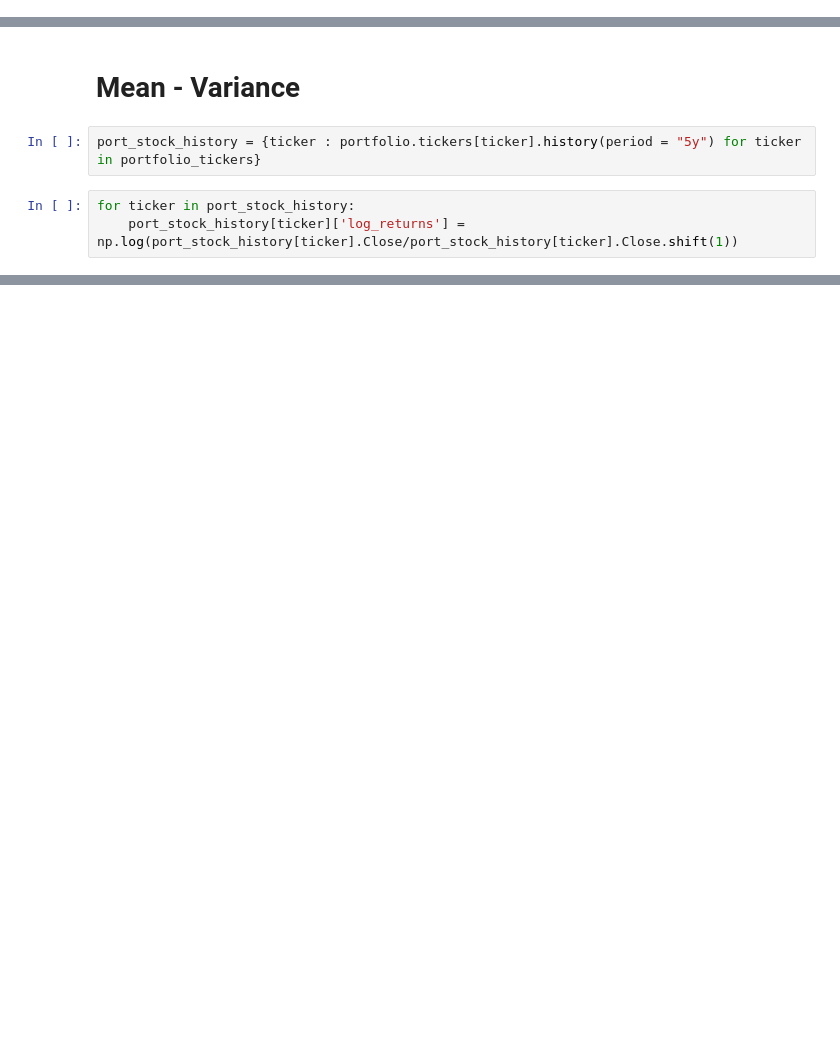
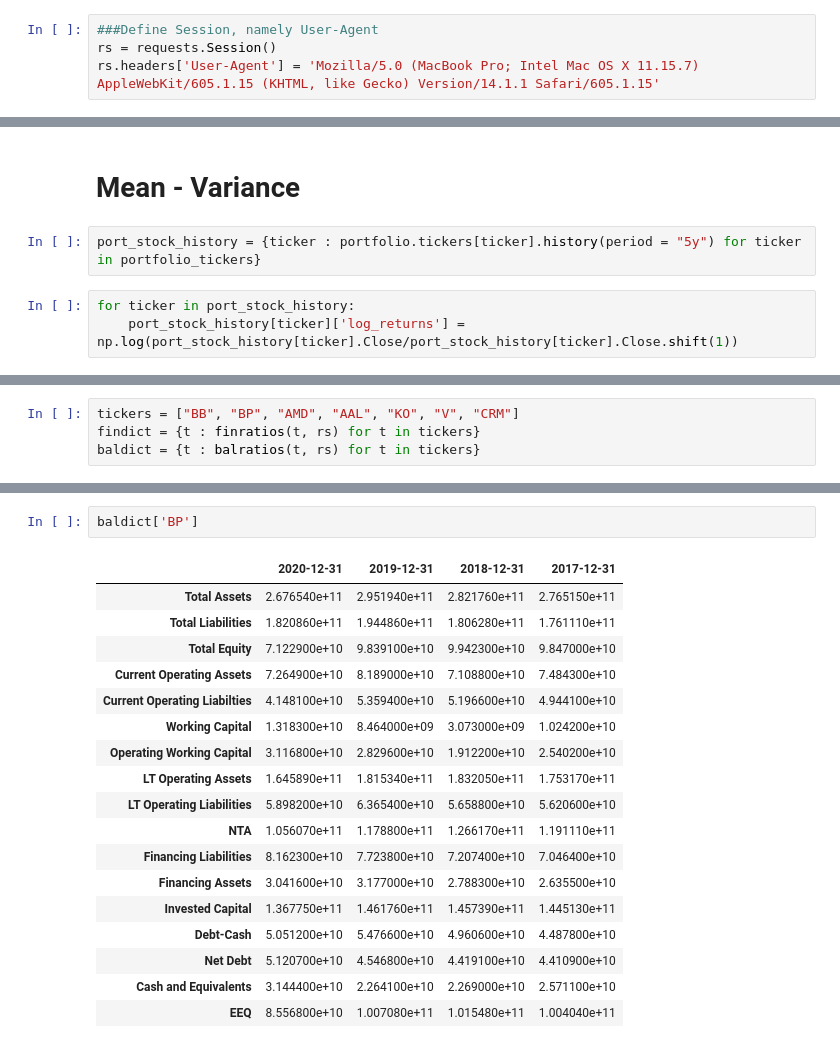
Before and after one commit to martinpanacek789/IES_Project, a Jupyter notebook: exploration.ipynb, the cells around one changed output, grey strips where cells are left out. Drawn from its saved outputs; the diff is of its cells as text; blank space fills up the shorter version.

```diff
--- a/exploration.ipynb
+++ b/exploration.ipynb
@@ -18,0 +12,4 @@ dict_keys(['zip', 'sector', 'fullTimeEmployees', 'longBusinessSummary', 'city',
+# %%
+###Define Session, namely User-Agent
+rs = requests.Session()
+rs.headers['User-Agent'] = 'Mozilla/5.0 (MacBook Pro; Intel Mac OS X 11.15.7) AppleWebKit/605.1.15 (KHTML, like Gecko) Version/14.1.1 Safari/605.1.15'
@@ -164,0 +92,4 @@ get_bsitems(['KO','AAPL'])
+# %%
+tickers = ["BB", "BP", "AMD", "AAL", "KO", "V", "CRM"]
+findict = {t : finratios(t, rs) for t in tickers}
+baldict = {t : balratios(t, rs) for t in tickers}
@@ -164,0 +114,21 @@ get_bsitems(['KO','AAPL'])
+# %%
+baldict['BP']
+# %% [output]
+|  | 2020-12-31 | 2019-12-31 | 2018-12-31 | 2017-12-31 |
+| Total Assets | 2.676540e+11 | 2.951940e+11 | 2.821760e+11 | 2.765150e+11 |
+| Total Liabilities | 1.820860e+11 | 1.944860e+11 | 1.806280e+11 | 1.761110e+11 |
+| Total Equity | 7.122900e+10 | 9.839100e+10 | 9.942300e+10 | 9.847000e+10 |
+| Current Operating Assets | 7.264900e+10 | 8.189000e+10 | 7.108800e+10 | 7.484300e+10 |
+| Current Operating Liabilties | 4.148100e+10 | 5.359400e+10 | 5.196600e+10 | 4.944100e+10 |
+| Working Capital | 1.318300e+10 | 8.464000e+09 | 3.073000e+09 | 1.024200e+10 |
+| Operating Working Capital | 3.116800e+10 | 2.829600e+10 | 1.912200e+10 | 2.540200e+10 |
+| LT Operating Assets | 1.645890e+11 | 1.815340e+11 | 1.832050e+11 | 1.753170e+11 |
+| LT Operating Liabilities | 5.898200e+10 | 6.365400e+10 | 5.658800e+10 | 5.620600e+10 |
+| NTA | 1.056070e+11 | 1.178800e+11 | 1.266170e+11 | 1.191110e+11 |
+| Financing Liabilities | 8.162300e+10 | 7.723800e+10 | 7.207400e+10 | 7.046400e+10 |
+| Financing Assets | 3.041600e+10 | 3.177000e+10 | 2.788300e+10 | 2.635500e+10 |
+| Invested Capital | 1.367750e+11 | 1.461760e+11 | 1.457390e+11 | 1.445130e+11 |
+| Debt-Cash | 5.051200e+10 | 5.476600e+10 | 4.960600e+10 | 4.487800e+10 |
+| Net Debt | 5.120700e+10 | 4.546800e+10 | 4.419100e+10 | 4.410900e+10 |
+| Cash and Equivalents | 3.144400e+10 | 2.264100e+10 | 2.269000e+10 | 2.571100e+10 |
+| EEQ | 8.556800e+10 | 1.007080e+11 | 1.015480e+11 | 1.004040e+11 |
```
Also changed, not shown: parts of 37 cells of this notebook.
